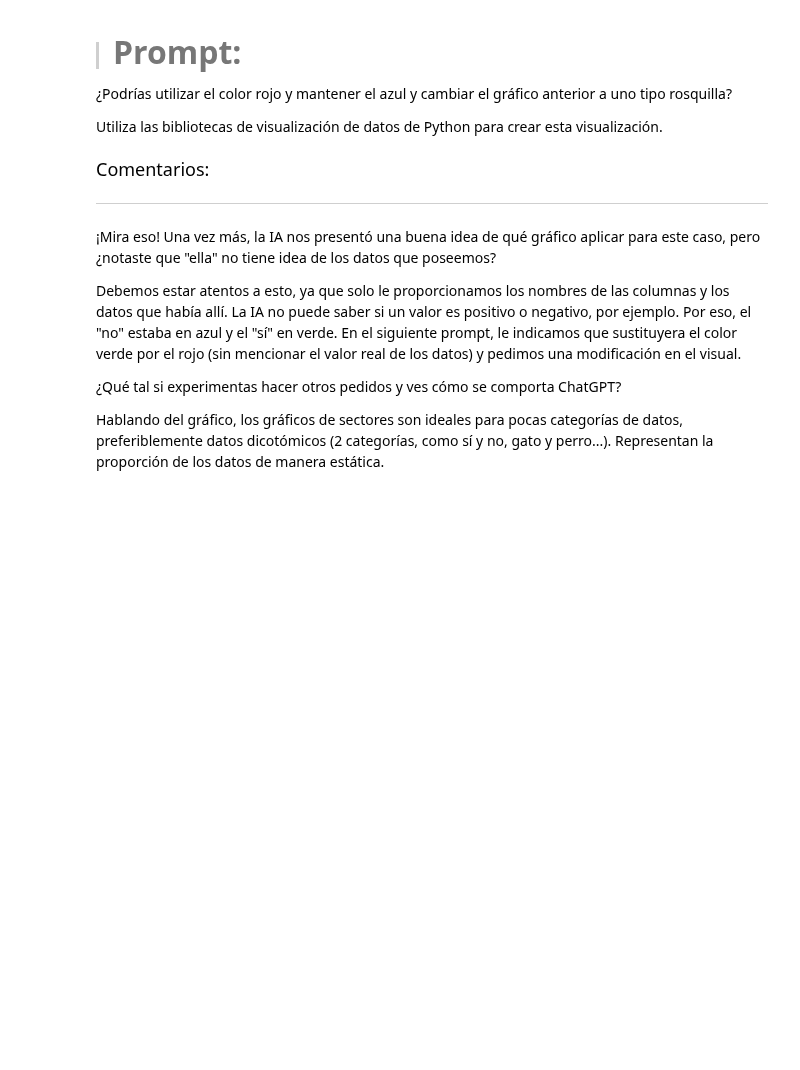
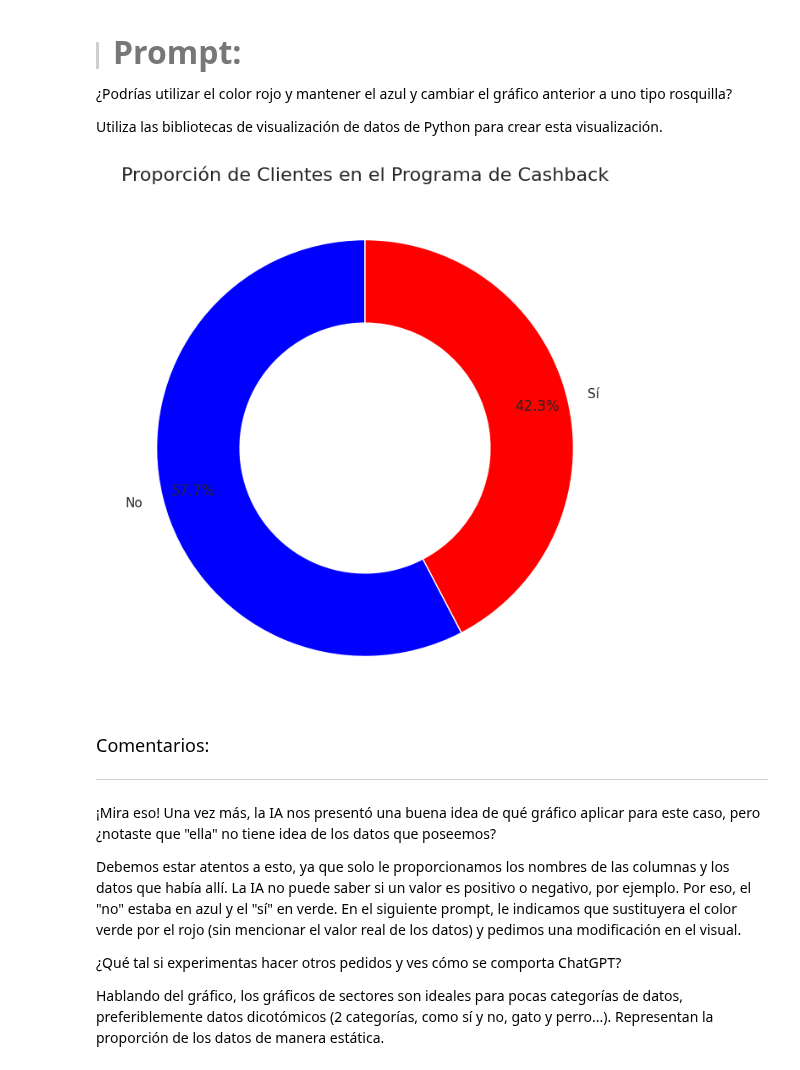
Before and after one commit to LordAguaKate/Practica_DATA_SCIENCE, a Jupyter notebook: IA_aplicada_a_ciencia_de_datos.ipynb, the cells around one changed output. Cells and saved outputs as stored; diff of their text form; code cells hidden in the pictures; blank space fills up the shorter version.

```diff
--- a/IA_aplicada_a_ciencia_de_datos.ipynb
+++ b/IA_aplicada_a_ciencia_de_datos.ipynb
@@ -729,6 +755,34 @@ Utiliza las bibliotecas de visualización de datos de Python para crear esta vis
 ¿Podrías utilizar el color rojo y mantener el azul y cambiar el gráfico anterior a uno tipo rosquilla?
 
 Utiliza las bibliotecas de visualización de datos de Python para crear esta visualización.
+# %%
+# 1. Preparar los datos
+datos_cashback = df_ecommerce['cashback'].value_counts()
+# %%
+# 2. Configurar el gráfico
+plt.figure(figsize=(8, 8))
+
+# 3. Crear el Gráfico de Rosquilla
+# Definimos los colores explícitamente
+colores = ['blue', 'red']
+
+plt.pie(
+    datos_cashback,
+    labels=datos_cashback.index,
+    autopct='%1.1f%%',
+    startangle=90,
+    colors=colores,         # Aplicamos Azul y Rojo
+    pctdistance=0.85,       # Mueve el texto del porcentaje para que quede centrado en el anillo
+    wedgeprops=dict(width=0.4, edgecolor='white') # 'width' define el grosor del anillo
+)
+
+# 4. Añadir título
+plt.title('Proporción de Clientes en el Programa de Cashback', fontsize=16)
+
+# Mostrar el gráfico
+plt.show()
+# %% [output]
+[figure, added]
 # %% [markdown]
 <font color="7b71ff" size=4> Comentarios: </font>
 
```
Also changed, not shown: parts of 5 cells of this notebook.
